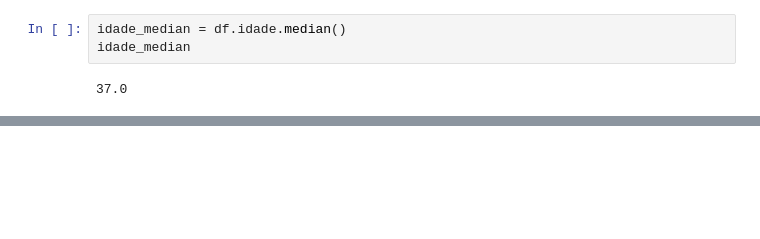
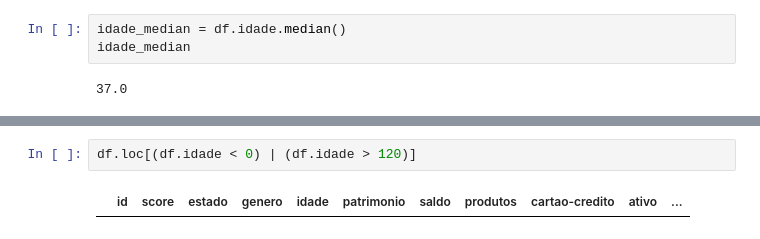
Before and after one commit to feliperromao/datascience-na-pratica, a Jupyter notebook: pandas_tratamento_dados_churn.ipynb, the cells around one changed output, grey strips where cells are left out. Saved outputs shown, nothing was run; the diff lists cells and outputs as text; blank space fills up the shorter version.

```diff
--- a/pandas_tratamento_dados_churn.ipynb
+++ b/pandas_tratamento_dados_churn.ipynb
@@ -215,3 +215,7 @@ df.loc[(df.idade < 0) | (df.idade > 120)] = idade_median
 df.idade.plot.box(vert=False, figsize=(10,3));
 # %% [output]
 [figure]
+# %%
+df.loc[(df.idade < 0) | (df.idade > 120)]
+# %% [output]
+|  | id | score | estado | genero | idade | patrimonio | saldo | produtos | cartao-credito | ativo | ... |
```
Also changed, not shown: parts of 5 cells of this notebook.
